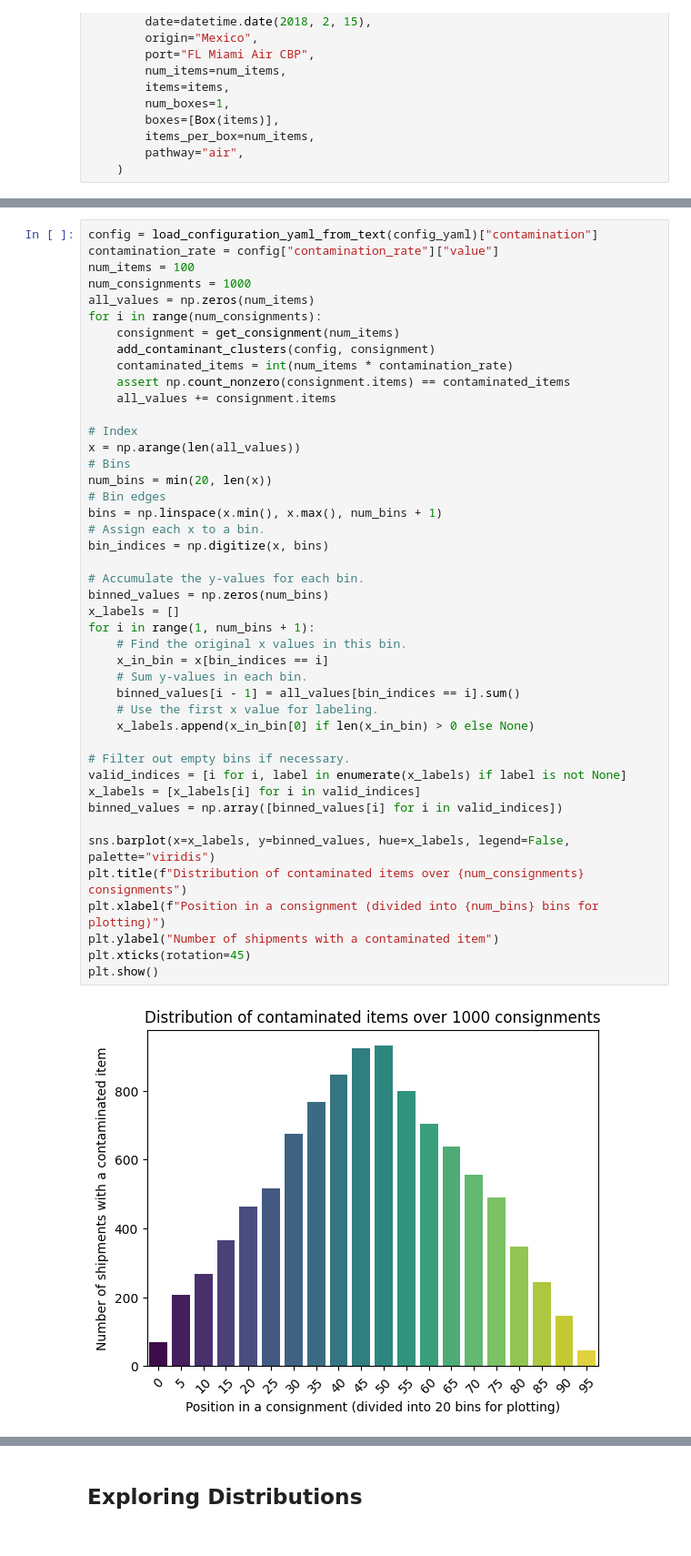
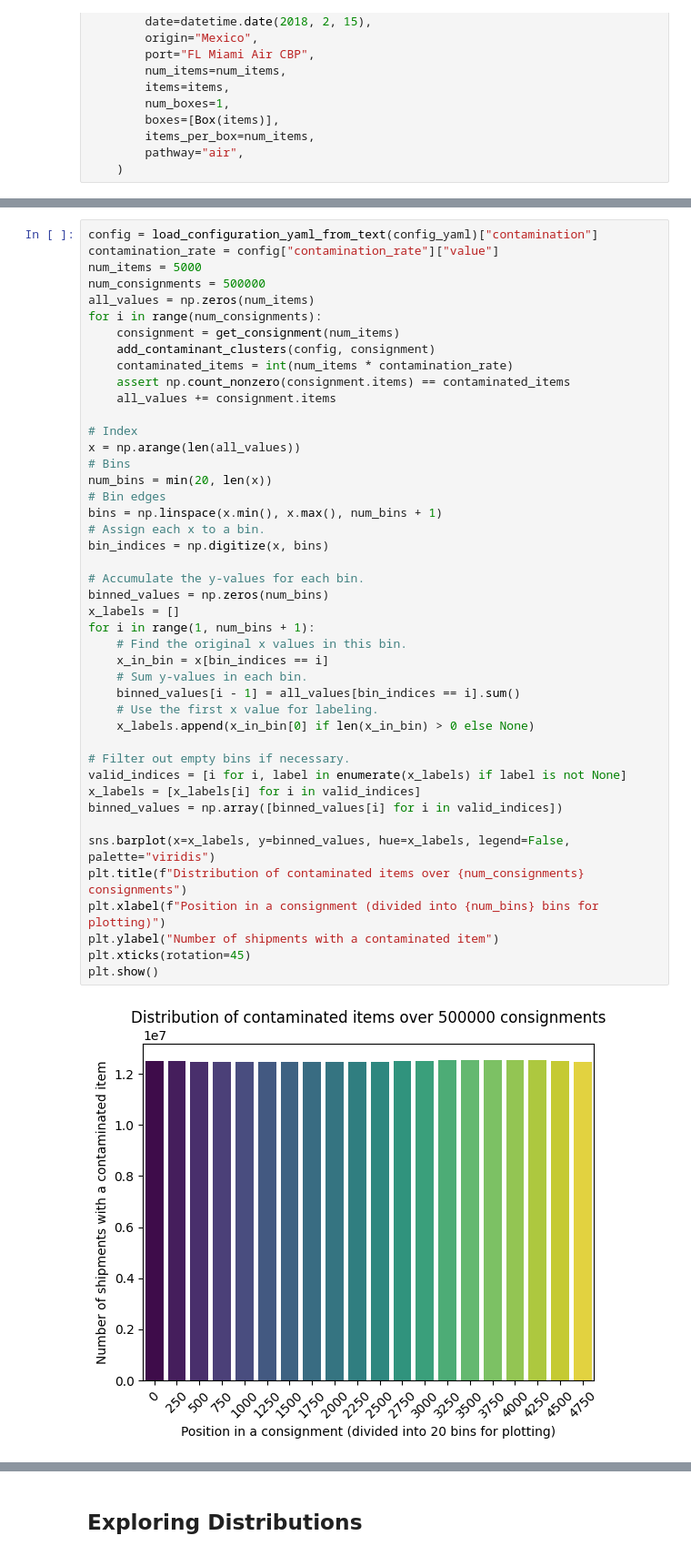
Before and after one commit to ncsu-landscape-dynamics/popsborder, a Jupyter notebook: examples/notebooks/contaminant_clustering.ipynb, the cells around one changed output, grey strips where cells are left out. Shown at 91% size. Drawn from its saved outputs; the diff is of its cells as text.

Commit message:
Adjust the cluster so that it fits into the range of items

```diff
--- a/examples/notebooks/contaminant_clustering.ipynb
+++ b/examples/notebooks/contaminant_clustering.ipynb
@@ -54,8 +55,8 @@ contamination:
 # %%
 config = load_configuration_yaml_from_text(config_yaml)["contamination"]
 contamination_rate = config["contamination_rate"]["value"]
-num_items = 100
-num_consignments = 1000
+num_items = 5000
+num_consignments = 500000
 all_values = np.zeros(num_items)
 for i in range(num_consignments):
     consignment = get_consignment(num_items)
@@ -69,34 +70,34 @@ x = np.arange(len(all_values))
 # Bins
 num_bins = min(20, len(x))
 # Bin edges
 bins = np.linspace(x.min(), x.max(), num_bins + 1)
 # Assign each x to a bin.
 bin_indices = np.digitize(x, bins)
 
 # Accumulate the y-values for each bin.
 binned_values = np.zeros(num_bins)
 x_labels = []
 for i in range(1, num_bins + 1):
     # Find the original x values in this bin.
     x_in_bin = x[bin_indices == i]
     # Sum y-values in each bin.
     binned_values[i - 1] = all_values[bin_indices == i].sum()
     # Use the first x value for labeling.
     x_labels.append(x_in_bin[0] if len(x_in_bin) > 0 else None)
 
 # Filter out empty bins if necessary.
 valid_indices = [i for i, label in enumerate(x_labels) if label is not None]
 x_labels = [x_labels[i] for i in valid_indices]
 binned_values = np.array([binned_values[i] for i in valid_indices])
 
 sns.barplot(x=x_labels, y=binned_values, hue=x_labels, legend=False, palette="viridis")
 plt.title(f"Distribution of contaminated items over {num_consignments} consignments")
 plt.xlabel(f"Position in a consignment (divided into {num_bins} bins for plotting)")
 plt.ylabel("Number of shipments with a contaminated item")
 plt.xticks(rotation=45)
 plt.show()
 # %% [output]
-[figure, old version]
+[figure, new version]
 # %%
 print(bins)
 # %% [output]
```
Also changed, not shown: parts of 9 cells of this notebook, 1 other file.
